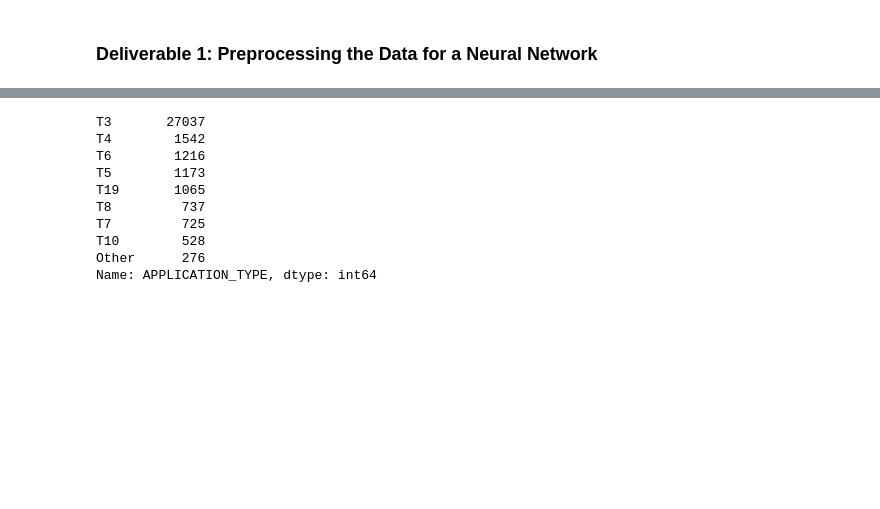
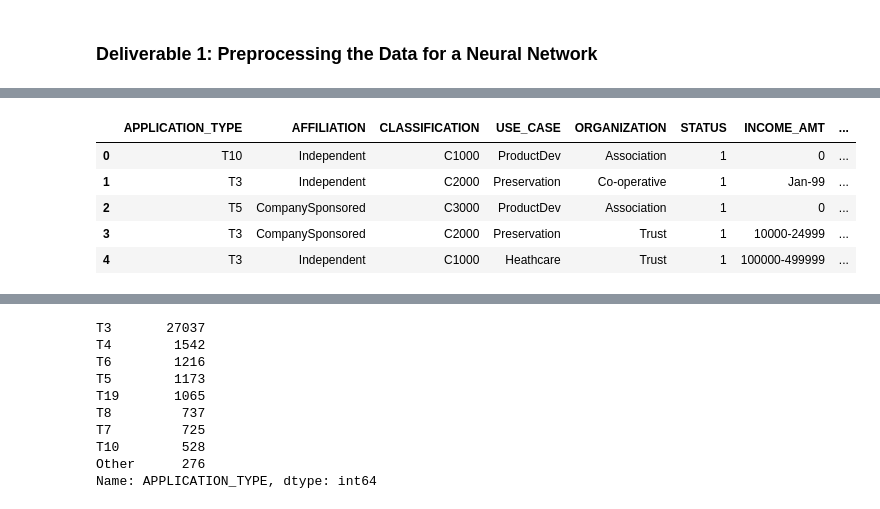
Before and after one commit to yolandahjohnson/Neural_Network_Charity_Analysis, a Jupyter notebook: AlphabetSoupCharity.ipynb, the cells around one changed output, grey strips where cells are left out. Saved outputs shown, nothing was run; the diff lists cells and outputs as text; code cells hidden in the pictures; blank space fills up the shorter version.

```diff
--- a/AlphabetSoupCharity.ipynb
+++ b/AlphabetSoupCharity.ipynb
@@ -9,7 +9,7 @@ import tensorflow as tf
 
 #  Import and read the charity_data.csv.
 import pandas as pd
-application_df = pd.read_csv("../Resources/charity_data.csv")
+application_df = pd.read_csv("/Users/ythun/OneDrive/Desktop/UNC-VIRT-DATA/Neural_Network_Charity_Analysis/Resources/charity_data.csv")
 application_df.head()
 # %% [output]
 |  | EIN | NAME | APPLICATION_TYPE | AFFILIATION | CLASSIFICATION | USE_CASE | ORGANIZATION | STATUS | ... |
@@ -20,6 +20,14 @@ application_df.head()
 | 4 | 10556103 | GENETIC RESEARCH INSTITUTE OF THE... | T3 | Independent | C1000 | Heathcare | Trust | 1 | ... |
 # %%
 # Drop the non-beneficial ID columns, 'EIN' and 'NAME'.
-#  YOUR CODE GOES HERE
+application_df = application_df.drop(["EIN", "NAME"],1)
+application_df.head()
+# %% [output]
+|  | APPLICATION_TYPE | AFFILIATION | CLASSIFICATION | USE_CASE | ORGANIZATION | STATUS | INCOME_AMT | ... |
+| 0 | T10 | Independent | C1000 | ProductDev | Association | 1 | 0 | ... |
+| 1 | T3 | Independent | C2000 | Preservation | Co-operative | 1 | Jan-99 | ... |
+| 2 | T5 | CompanySponsored | C3000 | ProductDev | Association | 1 | 0 | ... |
+| 3 | T3 | CompanySponsored | C2000 | Preservation | Trust | 1 | 10000-24999 | ... |
+| 4 | T3 | Independent | C1000 | Heathcare | Trust | 1 | 100000-499999 | ... |
 # %%
 # Determine the number of unique values in each column.
```
Also changed, not shown: parts of 20 cells of this notebook.
